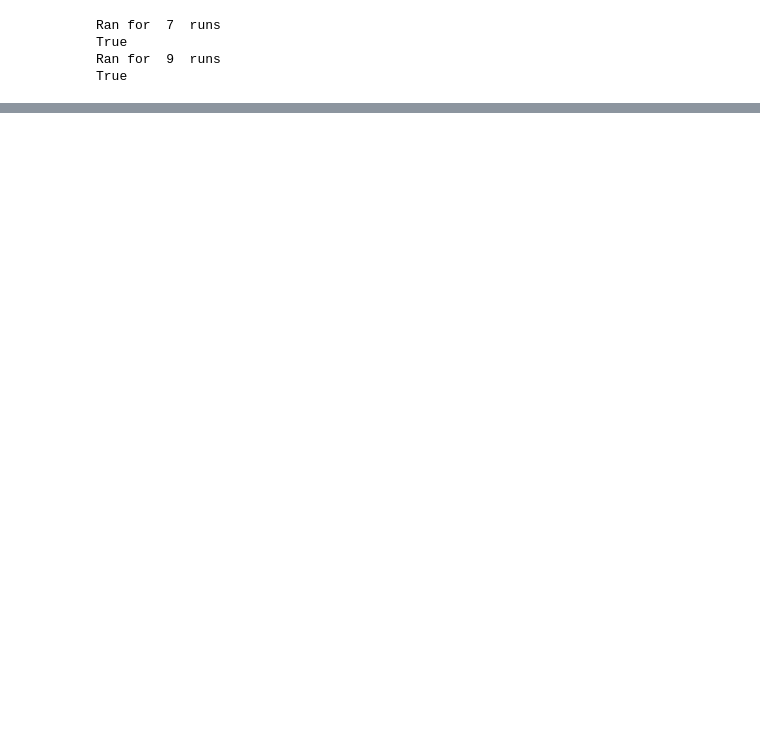
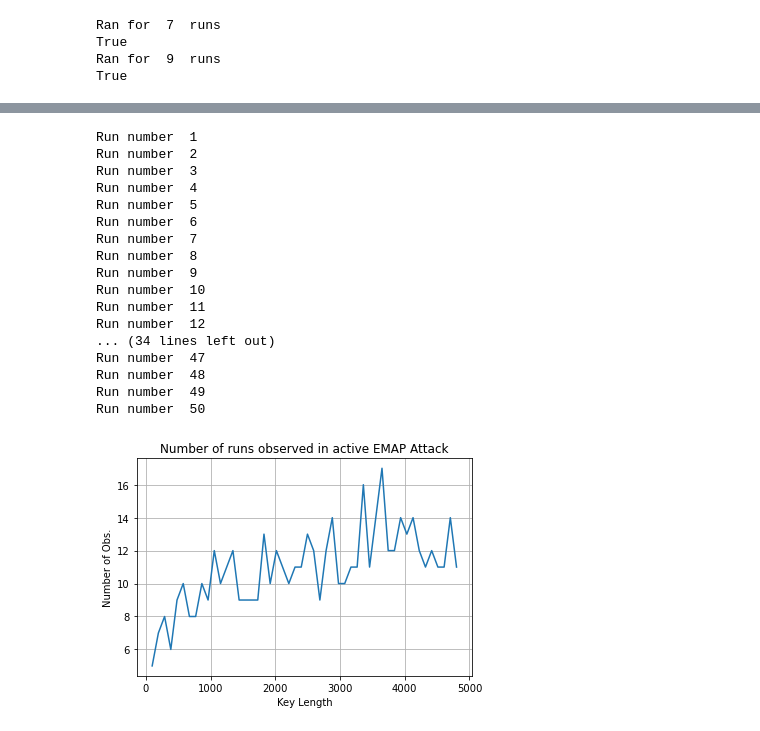
Before and after one commit to Sam-Kaminetzky/UW-418-MMAP-EMAP-RFID, a Jupyter notebook: MMAP and EMAP protocol function.ipynb, the cells around one changed output, grey strips where cells are left out. Saved outputs shown, nothing was run; the diff lists cells and outputs as text; code cells hidden in the pictures; blank space fills up the shorter version.

```diff
--- a/MMAP and EMAP protocol function.ipynb
+++ b/MMAP and EMAP protocol function.ipynb
@@ -444,0 +484,33 @@ True
+# %%
+EMAP_runtimes = np.array([-1]*50)
+for i in range(1,51):
+    ID_temp = rand_bitstream(96*i)
+    EMAP_runtimes[i-1] = EMAP_attack(EMAPoracle2(ID_temp))[1]
+    print("Run number ", i)
+
+x = np.arange(96,96*51,96)
+plt.plot(x,EMAP_runtimes)
+plt.grid()
+plt.xlabel("Key Length")
+plt.ylabel("Number of Obs.")
+plt.title("Number of runs observed in active EMAP Attack")
+plt.show()
+# %% [output]
+Run number  1
+Run number  2
+Run number  3
+Run number  4
+Run number  5
+Run number  6
+Run number  7
+Run number  8
+Run number  9
+Run number  10
+Run number  11
+Run number  12
+... (34 lines left out)
+Run number  47
+Run number  48
+Run number  49
+Run number  50
+[figure, added]
```
Also changed, not shown: parts of 4 cells of this notebook.
